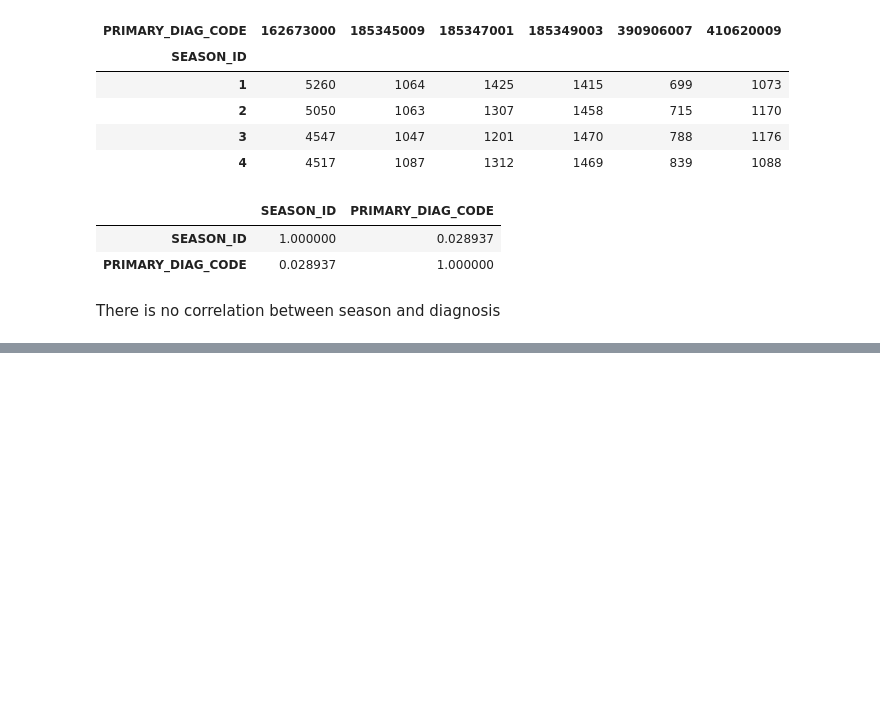
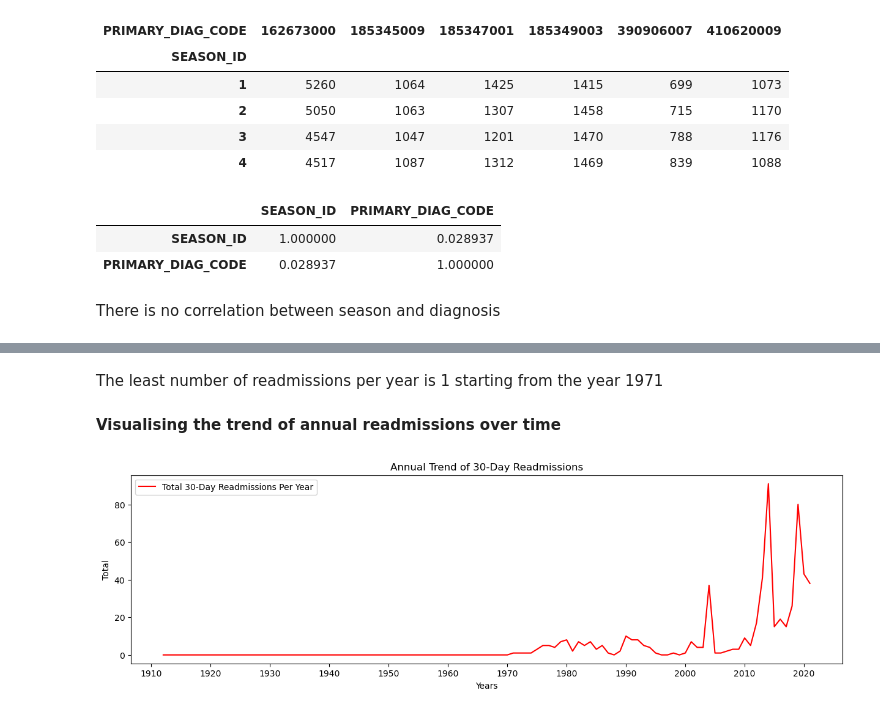
Before and after one commit to kaymighty86/hospital-network-EDA-project, a Jupyter notebook: hospital-encounter-level-data-analysis.ipynb, the cells around one changed output, grey strips where cells are left out. Drawn from its saved outputs; the diff is of its cells as text; code cells hidden in the pictures; blank space fills up the shorter version.

```diff
--- a/hospital-encounter-level-data-analysis.ipynb
+++ b/hospital-encounter-level-data-analysis.ipynb
@@ -422,10 +412,11 @@ los_pivot
 106 rows × 12 columns
 # %%
 #A reusable function for ploting multiple annual time series data on the same graph
-def plot_annual_time_series(plots_data = [dict()], y_label = None, title = None):
-    years_x_ticks = list(range(1910,2025,10))
+def plot_annual_time_series(plots_data = [dict()], y_label = None, title = None, x_ticks_data = None, fig_size = ()):
+    years_x_ticks = x_ticks_data if x_ticks_data != None else list(range(1910,2025,10))
+    fig_size_dim = fig_size if len(fig_size) > 0 else (15,4)
 
-    plt.figure(figsize=(15,4))
+    plt.figure(figsize=fig_size_dim)
     for plot in plots_data:
         plt.plot(plot["data"], label = plot["label"], c= plot["color"])
     plt.xticks(ticks = years_x_ticks)
@@ -745,0 +734,23 @@ Name: count, Length: 1163, dtype: int64
+# %%
+sorted_encounters_df["30_DAY_READMISSION"] = pd.Series(np.zeros(len(sorted_encounters_df))).astype("Int16") #create a column for storing the state of readmissions and fill it with default value 0
+# %%
+prev_inpatient = pd.DataFrame() #for storing the details of the previous 'inpatient' encounter
+
+def detect_30_day_readmission(encounter_id):
+    global prev_inpatient
+    inpatient_data = sorted_encounters_df[sorted_encounters_df.ID == encounter_id][["PATIENT", "START", "STOP"]]#get the inpatient encounter data
+    is_true = 0
+
+    #confirming if its still the same patient then comparing previous stop and current start dates
+    if (len(prev_inpatient) > 0) and (inpatient_data["PATIENT"].values[0] == prev_inpatient["PATIENT"].values[0]):
+        is_true = 1 if (inpatient_data["START"].values[0] - prev_inpatient["STOP"].values[0])/np.timedelta64(1,"D") <= 30 else 0 #compare the dates to detect if its a 30-day readmission
+
+    prev_inpatient = inpatient_data #save this current in-patient data as the new previous inpatient data
+    return is_true
+
+# thirty_day_readmission_states = sorted_encounters_df[sorted_encounters_df.ENCOUNTERCLASS == "inpatient"]["ID"].apply(detect_30_day_readmission)
+thirty_day_readmission_states = sorted_encounters_df[sorted_encounters_df.ENCOUNTERCLASS == "inpatient"]["ID"].apply(detect_30_day_readmission)
+
+sorted_encounters_df["30_DAY_READMISSION"] = thirty_day_readmission_states.astype("Int16") #insert the data into the created column
+sorted_encounters_df["30_DAY_READMISSION"].fillna(0, inplace = True) #the operation above will have created a bunch of NaNs, replace them with 0
+sorted_encounters_df[sorted_encounters_df["30_DAY_READMISSION"] == 1].head()
@@ -745,0 +766,3 @@ Name: count, Length: 1163, dtype: int64
+# %%
+thirty_day_readm_data = sorted_encounters_df[["YEAR","30_DAY_READMISSION"]].groupby("YEAR").sum()#filter the data for 30 days readmission encounters
+thirty_day_readm_data.sort_values(by="30_DAY_READMISSION",ascending=False).head(6)#show the years with highest number of 30 day readmissions
@@ -745,0 +788,13 @@ Name: count, Length: 1163, dtype: int64
+# %% [markdown]
+The least number of readmissions per year is 1 starting from the year 1971
+# %% [markdown]
+**Visualising the trend of annual readmissions over time**
+# %%
+readm_plot_data = {
+    "data": thirty_day_readm_data,
+    "label": "Total 30-Day Readmissions Per Year",
+    "color": "red"
+}
+plot_annual_time_series(plots_data=[readm_plot_data], y_label="Total", title="Annual Trend of 30-Day Readmissions")
+# %% [output]
+[figure, added]
```
Also changed, not shown: parts of 45 cells of this notebook.
